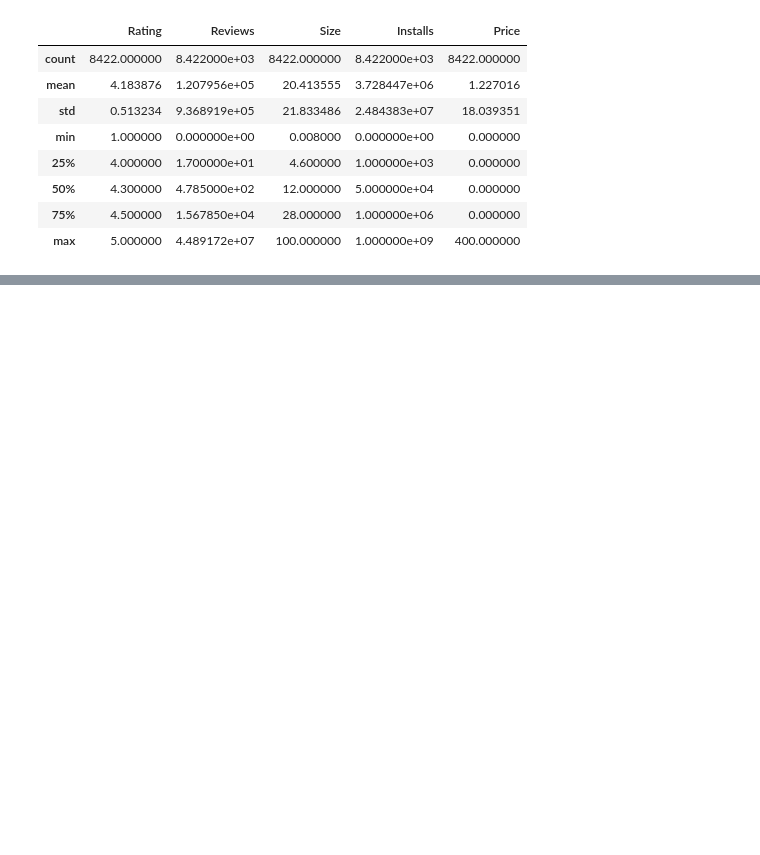
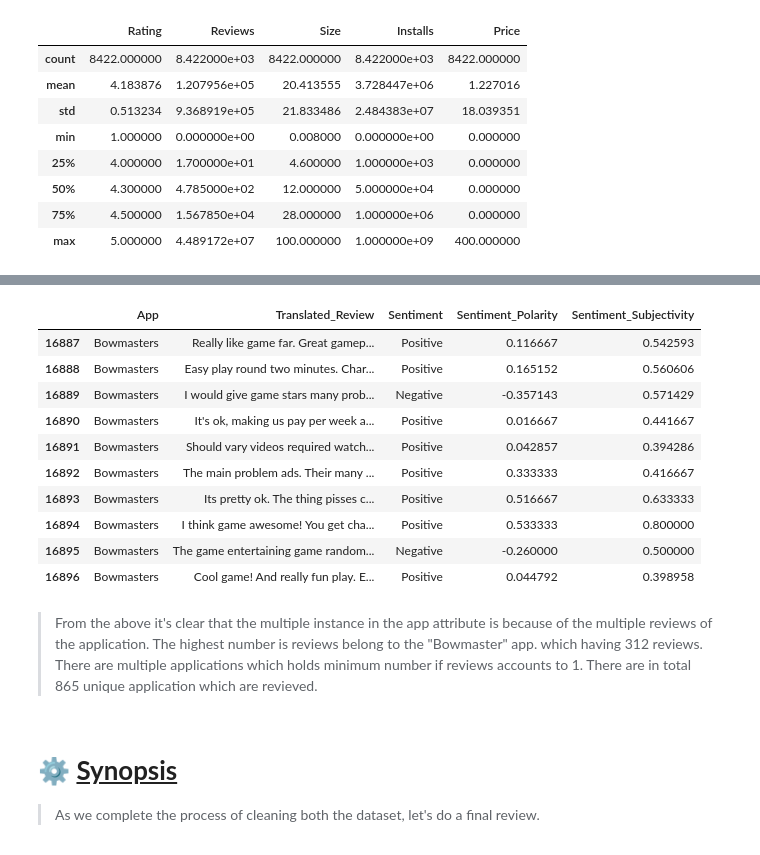
Before and after one commit to ashish-mali/EDA-On-Playstore-App-Reviews, a Jupyter notebook: Play_Store_App_Review_Analysis_Capstone_Project.ipynb, the cells around one changed output, grey strips where cells are left out. Drawn from its saved outputs; the diff is of its cells as text; code cells hidden in the pictures; blank space fills up the shorter version.

Commit message:
cleaning of user review dataset & minor updates in files

```diff
--- a/Play_Store_App_Review_Analysis_Capstone_Project.ipynb
+++ b/Play_Store_App_Review_Analysis_Capstone_Project.ipynb
@@ -1459,0 +1657,3 @@ ps_df.describe()
+# %%
+# dropping all null values in the dataframe.
+ur_df = ur_df.dropna()
@@ -1459,0 +1713,23 @@ ps_df.describe()
+# %%
+ur_df[ur_df['App'] == "Bowmasters"].head(10)
+# %% [output]
+|  | App | Translated_Review | Sentiment | Sentiment_Polarity | Sentiment_Subjectivity |
+| 16887 | Bowmasters | Really like game far. Great gamep... | Positive | 0.116667 | 0.542593 |
+| 16888 | Bowmasters | Easy play round two minutes. Char... | Positive | 0.165152 | 0.560606 |
+| 16889 | Bowmasters | I would give game stars many prob... | Negative | -0.357143 | 0.571429 |
+| 16890 | Bowmasters | It's ok, making us pay per week a... | Positive | 0.016667 | 0.441667 |
+| 16891 | Bowmasters | Should vary videos required watch... | Positive | 0.042857 | 0.394286 |
+| 16892 | Bowmasters | The main problem ads. Their many ... | Positive | 0.333333 | 0.416667 |
+| 16893 | Bowmasters | Its pretty ok. The thing pisses c... | Positive | 0.516667 | 0.633333 |
+| 16894 | Bowmasters | I think game awesome! You get cha... | Positive | 0.533333 | 0.800000 |
+| 16895 | Bowmasters | The game entertaining game random... | Negative | -0.260000 | 0.500000 |
+| 16896 | Bowmasters | Cool game! And really fun play. E... | Positive | 0.044792 | 0.398958 |
+# %% [markdown]
+> From the above it's clear that the multiple instance in the app attribute is because of the multiple reviews of the application.
+> The highest number is reviews belong to the "Bowmaster" app. which having 312 reviews.
+> There are multiple applications which holds minimum number if reviews accounts to 1.
+> There are in total 865 unique application which are revieved.
+# %% [markdown]
+# ⚙ <b><u>Synopsis</u></b>
+
+> As we complete the process of cleaning both the dataset, let's do a final review.
```
Also changed, not shown: parts of 48 cells of this notebook.
